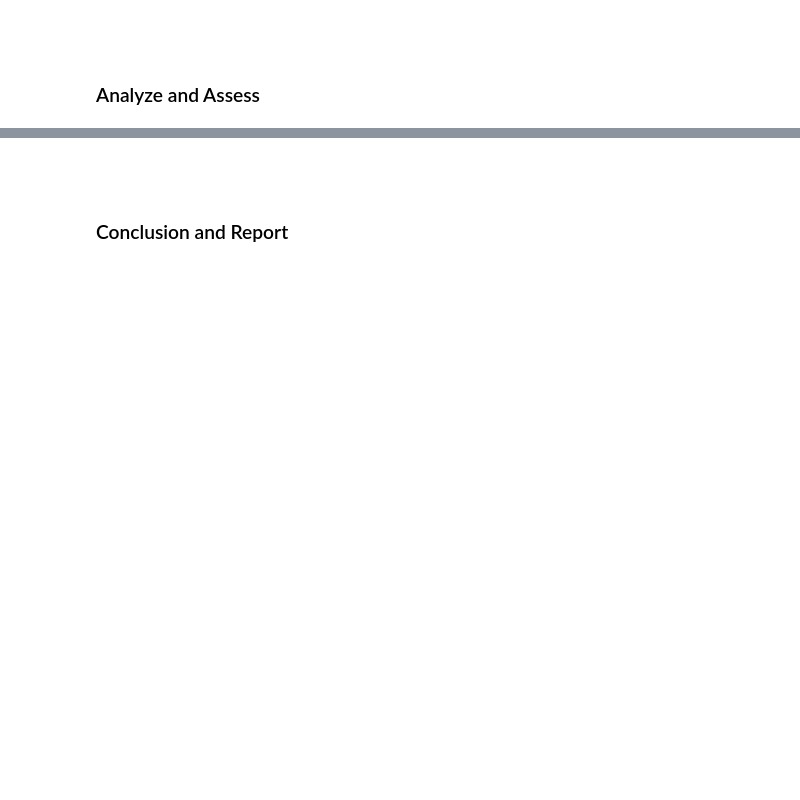
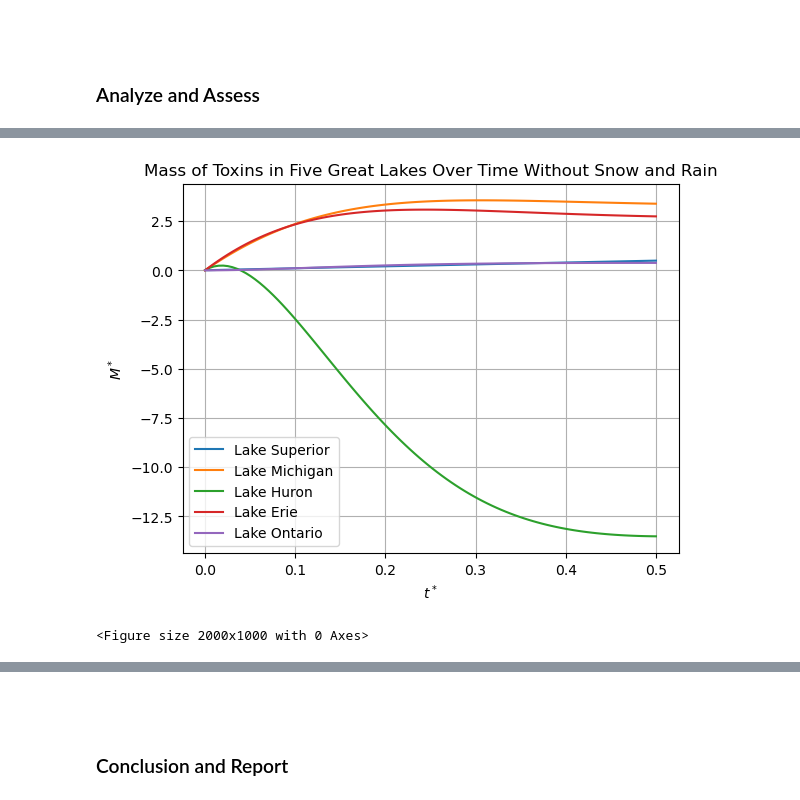
Before and after one commit to JustinTrenchcoat/MATH360_MA_1, a Jupyter notebook: main.ipynb, the cells around one changed output, grey strips where cells are left out. Cells and saved outputs as stored; diff of their text form; code cells hidden in the pictures; blank space fills up the shorter version.

```diff
--- a/main.ipynb
+++ b/main.ipynb
@@ -235,0 +229,16 @@ https://publications.gc.ca/site/eng/9.938387/publication.html?wbdisable=true
+# %%
+V_r = 0
+V_sn = 0
+M = spi.odeint(f,M0,t)
+
+plt.plot(t,M[:,0],t,M[:,1],t,M[:,2],t,M[:,3],t,M[:,4])
+plt.grid(True)
+plt.title('Mass of Toxins in Five Great Lakes Over Time Without Snow and Rain')
+plt.legend(['Lake Superior','Lake Michigan','Lake Huron','Lake Erie','Lake Ontario'])
+plt.xlabel('$t^*$')
+plt.ylabel('$M^*$')
+plt.figure(figsize=(20,10))
+plt.show()
+# %% [output]
+[figure, added]
+<Figure size 2000x1000 with 0 Axes>
```
Also changed, not shown: parts of 9 cells of this notebook.
